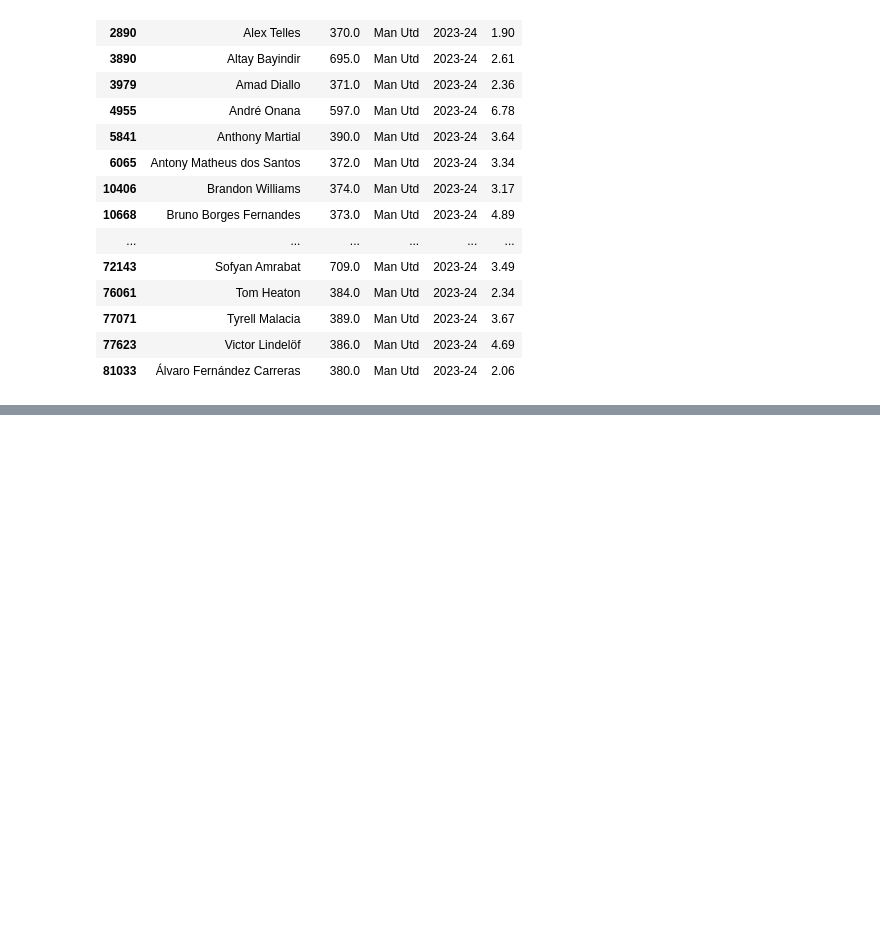
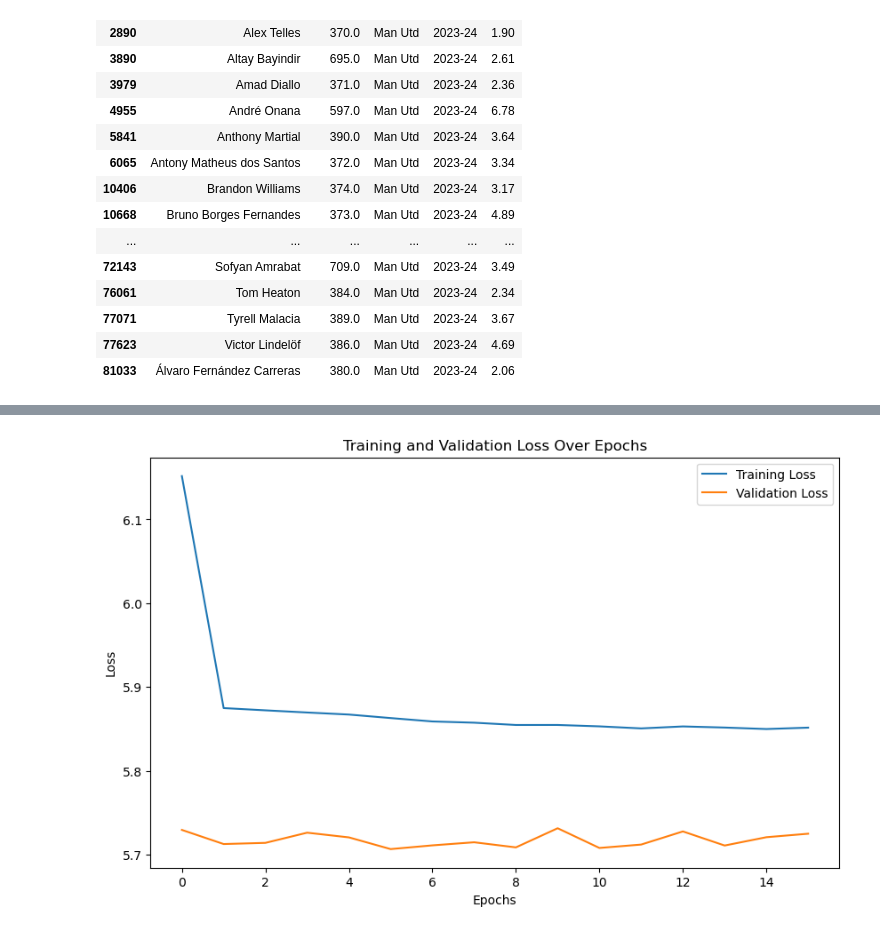
Before and after one commit to dheyay/weighted_through_ball, a Jupyter notebook: notebooks/playground.ipynb, the cells around one changed output, grey strips where cells are left out. Saved outputs shown, nothing was run; the diff lists cells and outputs as text; code cells hidden in the pictures; blank space fills up the shorter version.

```diff
--- a/notebooks/playground.ipynb
+++ b/notebooks/playground.ipynb
@@ -710,0 +673,31 @@ plt.show()
+# %%
+from tensorflow.keras.models import Sequential
+from tensorflow.keras.layers import LSTM, Dense, Dropout
+from tensorflow.keras.regularizers import l2
+
+model = Sequential([
+    LSTM(100, return_sequences=True, activation='relu', kernel_regularizer=l2(0.01), recurrent_regularizer=l2(0.01), input_shape=(X.shape[1], X.shape[2])),
+    Dropout(0.3),  # Dropout layer to prevent overfitting
+
+    LSTM(50, return_sequences=True, activation='relu', kernel_regularizer=l2(0.01), recurrent_regularizer=l2(0.01)),
+    Dropout(0.3),  # Another Dropout layer
+
+    LSTM(25, activation='relu'),
+
+    Dense(1)
+])
+
+model.compile(optimizer='adam', loss='mse', metrics=['mae'])
+
+from tensorflow.keras.callbacks import EarlyStopping, ReduceLROnPlateau
+
+early_stopping = EarlyStopping(monitor='val_loss', patience=10, restore_best_weights=True)
+lr_scheduler = ReduceLROnPlateau(monitor='val_loss', factor=0.2, patience=5, min_lr=0.001)
+# %%
+history = model.fit(
+    X, y,
+    epochs=200,
+    batch_size=64,
+    validation_split=0.2,
+    callbacks=[early_stopping, lr_scheduler]
+)
@@ -710,0 +723,13 @@ plt.show()
+# %%
+import matplotlib.pyplot as plt
+
+plt.figure(figsize=(10, 6))
+plt.plot(history.history['loss'], label='Training Loss')
+plt.plot(history.history['val_loss'], label='Validation Loss')
+plt.title('Training and Validation Loss Over Epochs')
+plt.xlabel('Epochs')
+plt.ylabel('Loss')
+plt.legend()
+plt.show()
+# %% [output]
+[figure, added]
```
Also changed, not shown: parts of 20 cells of this notebook, 3 other files.
